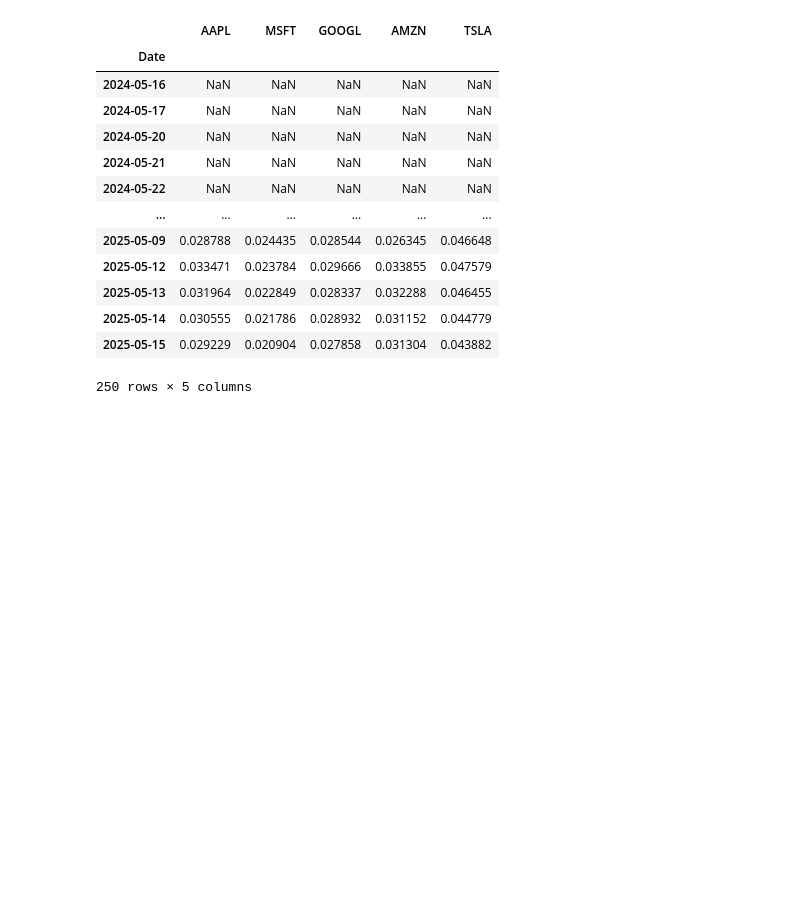
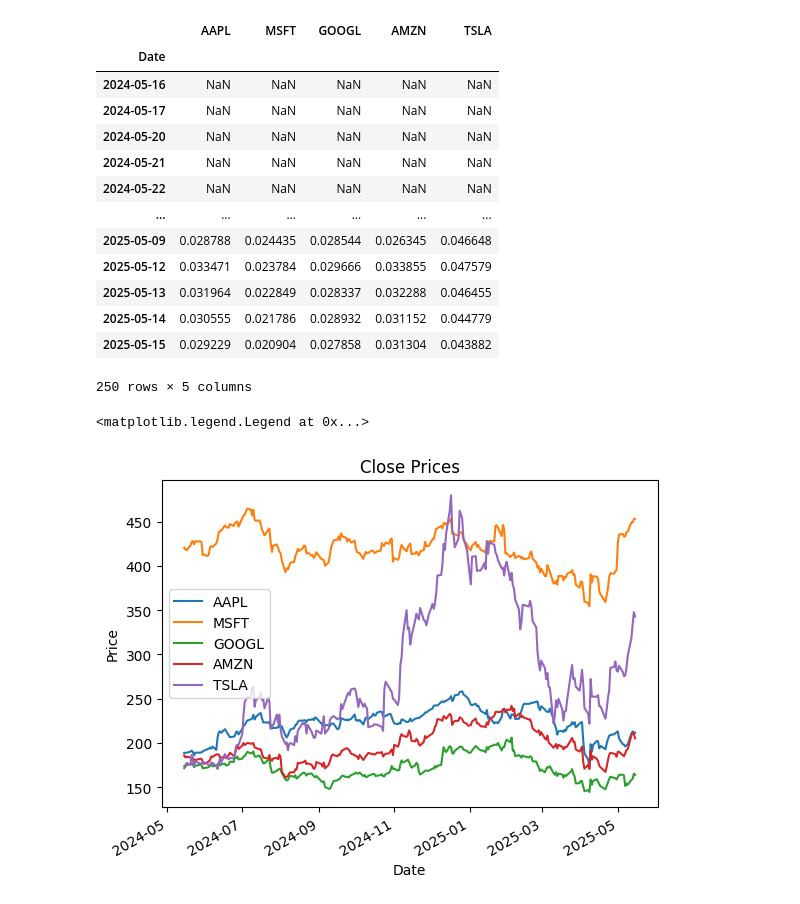
Before and after one commit to sohansputhran/quant-trading-system, a Jupyter notebook: notebooks/exploration.ipynb, the cells around one changed output. Saved outputs shown, nothing was run; the diff lists cells and outputs as text; code cells hidden in the pictures; blank space fills up the shorter version.

```diff
--- a/notebooks/exploration.ipynb
+++ b/notebooks/exploration.ipynb
@@ -289,0 +293,10 @@ daily_return.ewm(com=10, min_periods=10).std()
+# %%
+#plotting close prices
+cl_price.plot()
+plt.title('Close Prices')
+plt.xlabel('Date')
+plt.ylabel('Price')
+plt.legend(stock_tickers)
+# %% [output]
+<matplotlib.legend.Legend at 0x...>
+[figure, added]
```
Also changed, not shown: parts of 6 cells of this notebook.
